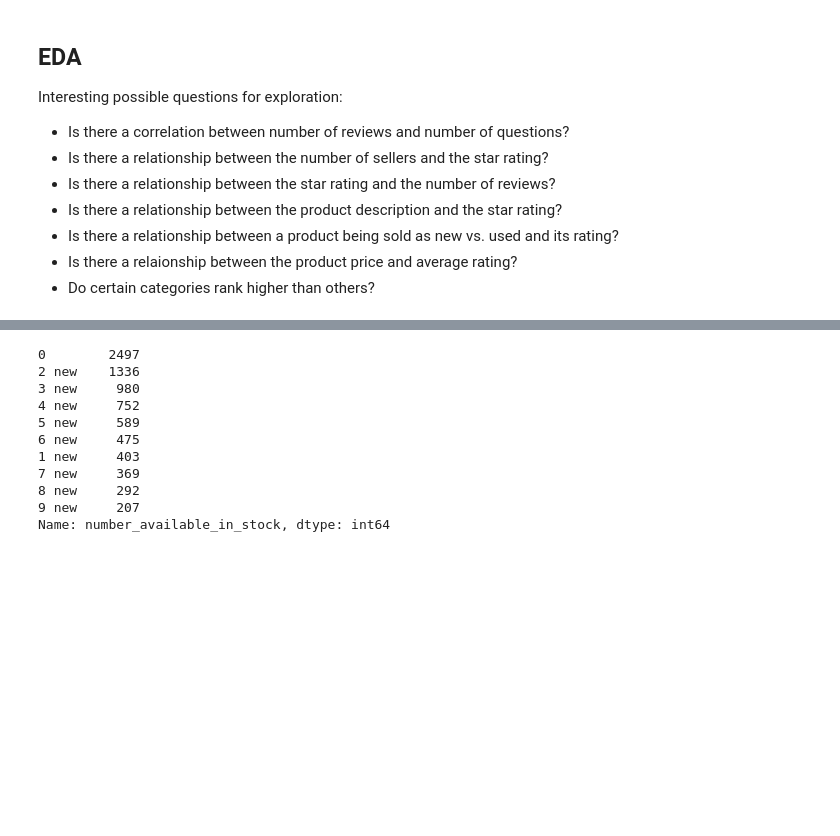
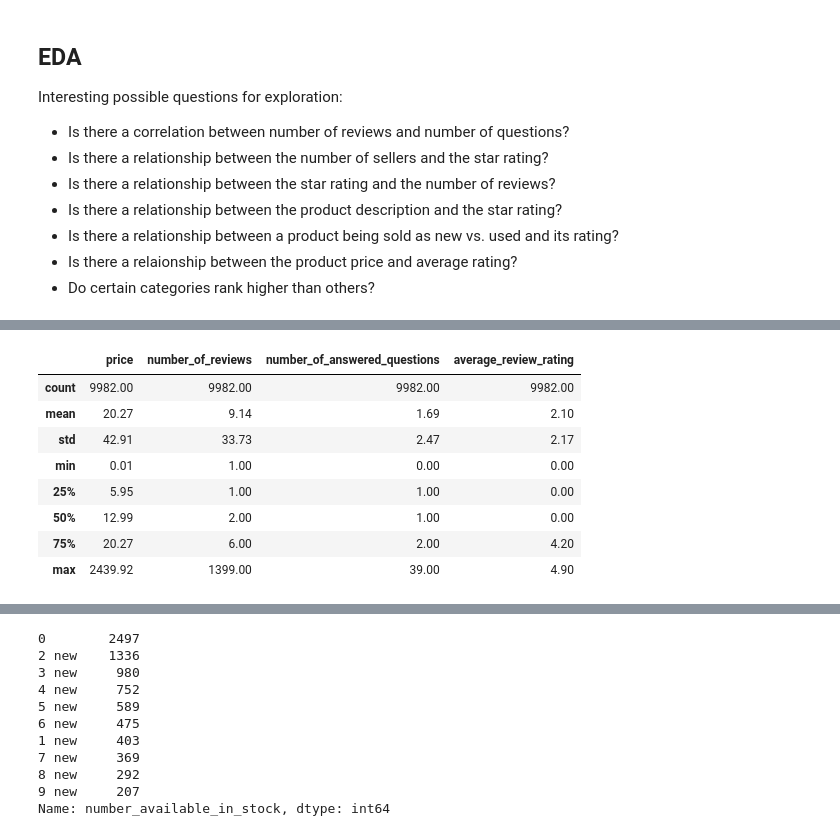
Before and after one commit to cotica/capstone, a Jupyter notebook: code/Amazon-order-history-EDA.ipynb, the cells around one changed output, grey strips where cells are left out. Drawn from its saved outputs; the diff is of its cells as text; code cells hidden in the pictures; blank space fills up the shorter version.

```diff
--- a/code/Amazon-order-history-EDA.ipynb
+++ b/code/Amazon-order-history-EDA.ipynb
@@ -288,0 +266,13 @@ Name: number_of_reviews, Length: 194, dtype: int64
+# %%
+#look at central tendency
+ecom.describe().round(2)
+# %% [output]
+|  | price | number_of_reviews | number_of_answered_questions | average_review_rating |
+| count | 9982.00 | 9982.00 | 9982.00 | 9982.00 |
+| mean | 20.27 | 9.14 | 1.69 | 2.10 |
+| std | 42.91 | 33.73 | 2.47 | 2.17 |
+| min | 0.01 | 1.00 | 0.00 | 0.00 |
+| 25% | 5.95 | 1.00 | 1.00 | 0.00 |
+| 50% | 12.99 | 2.00 | 1.00 | 0.00 |
+| 75% | 20.27 | 6.00 | 2.00 | 4.20 |
+| max | 2439.92 | 1399.00 | 39.00 | 4.90 |
```
Also changed, not shown: parts of 17 cells of this notebook, 3 other files.
